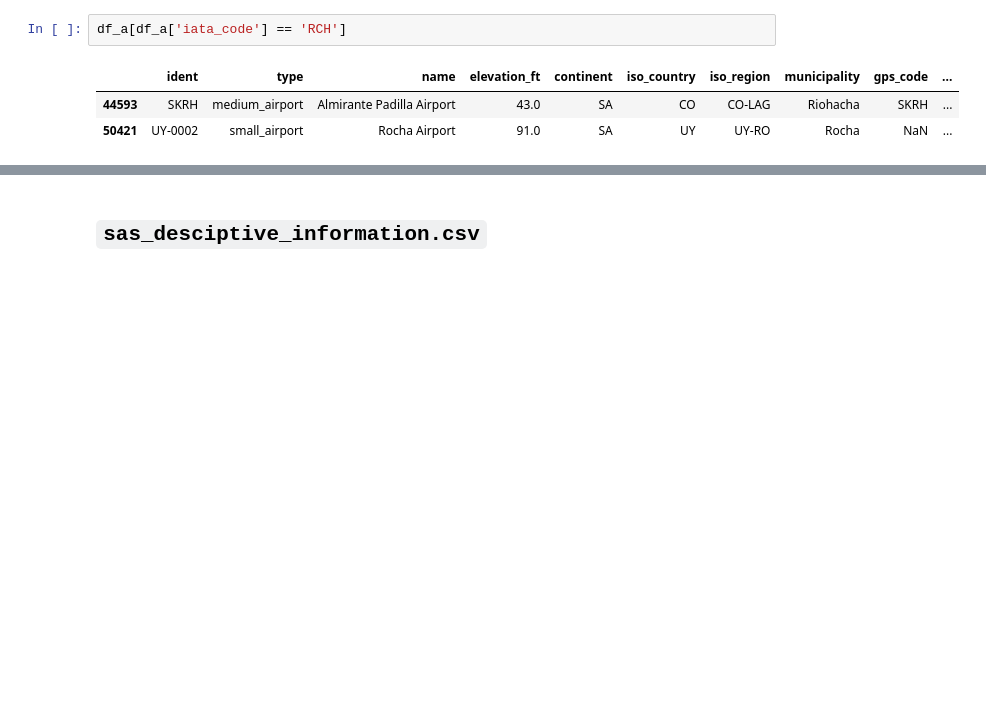
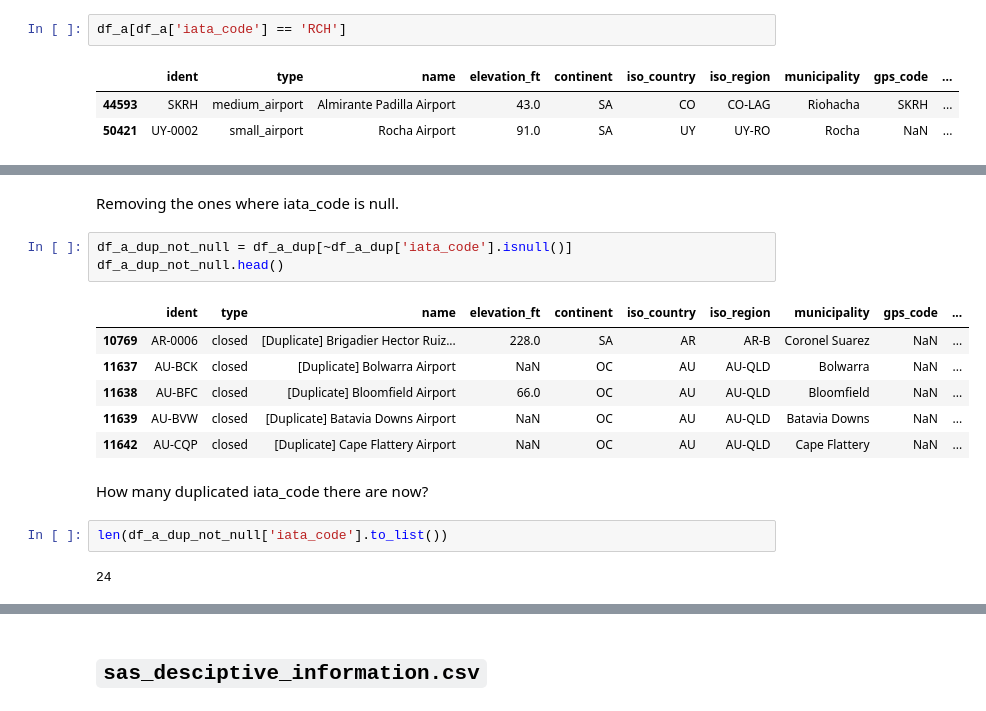
Before and after one commit to Nogfel/Data-Engineering-Nanodegree, a Jupyter notebook: Udacity_final_project/data_exploration.ipynb, the cells around one changed output, grey strips where cells are left out. Drawn from its saved outputs; the diff is of its cells as text; blank space fills up the shorter version.

```diff
--- a/Udacity_final_project/data_exploration.ipynb
+++ b/Udacity_final_project/data_exploration.ipynb
@@ -354,0 +375,18 @@ df_a[df_a['name'] == 'San Pedro Airport']
+# %% [markdown]
+Removing the ones where iata_code is null.
+# %%
+df_a_dup_not_null = df_a_dup[~df_a_dup['iata_code'].isnull()]
+df_a_dup_not_null.head()
+# %% [output]
+|  | ident | type | name | elevation_ft | continent | iso_country | iso_region | municipality | gps_code | ... |
+| 10769 | AR-0006 | closed | [Duplicate] Brigadier Hector Ruiz... | 228.0 | SA | AR | AR-B | Coronel Suarez | NaN | ... |
+| 11637 | AU-BCK | closed | [Duplicate] Bolwarra Airport | NaN | OC | AU | AU-QLD | Bolwarra | NaN | ... |
+| 11638 | AU-BFC | closed | [Duplicate] Bloomfield Airport | 66.0 | OC | AU | AU-QLD | Bloomfield | NaN | ... |
+| 11639 | AU-BVW | closed | [Duplicate] Batavia Downs Airport | NaN | OC | AU | AU-QLD | Batavia Downs | NaN | ... |
+| 11642 | AU-CQP | closed | [Duplicate] Cape Flattery Airport | NaN | OC | AU | AU-QLD | Cape Flattery | NaN | ... |
+# %% [markdown]
+How many duplicated iata_code there are now?
+# %%
+len(df_a_dup_not_null['iata_code'].to_list())
+# %% [output]
+24
```
Also changed, not shown: parts of 27 cells of this notebook, 5 other files.
